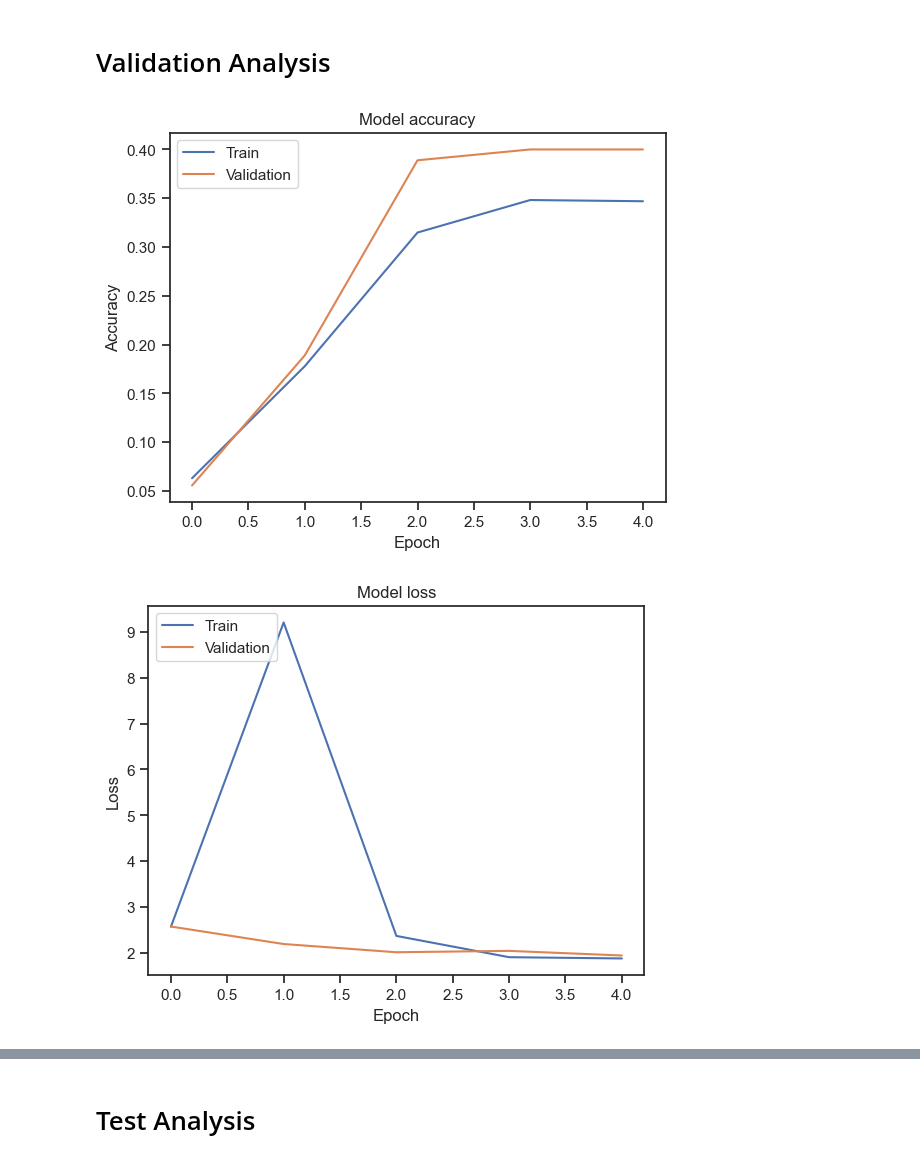
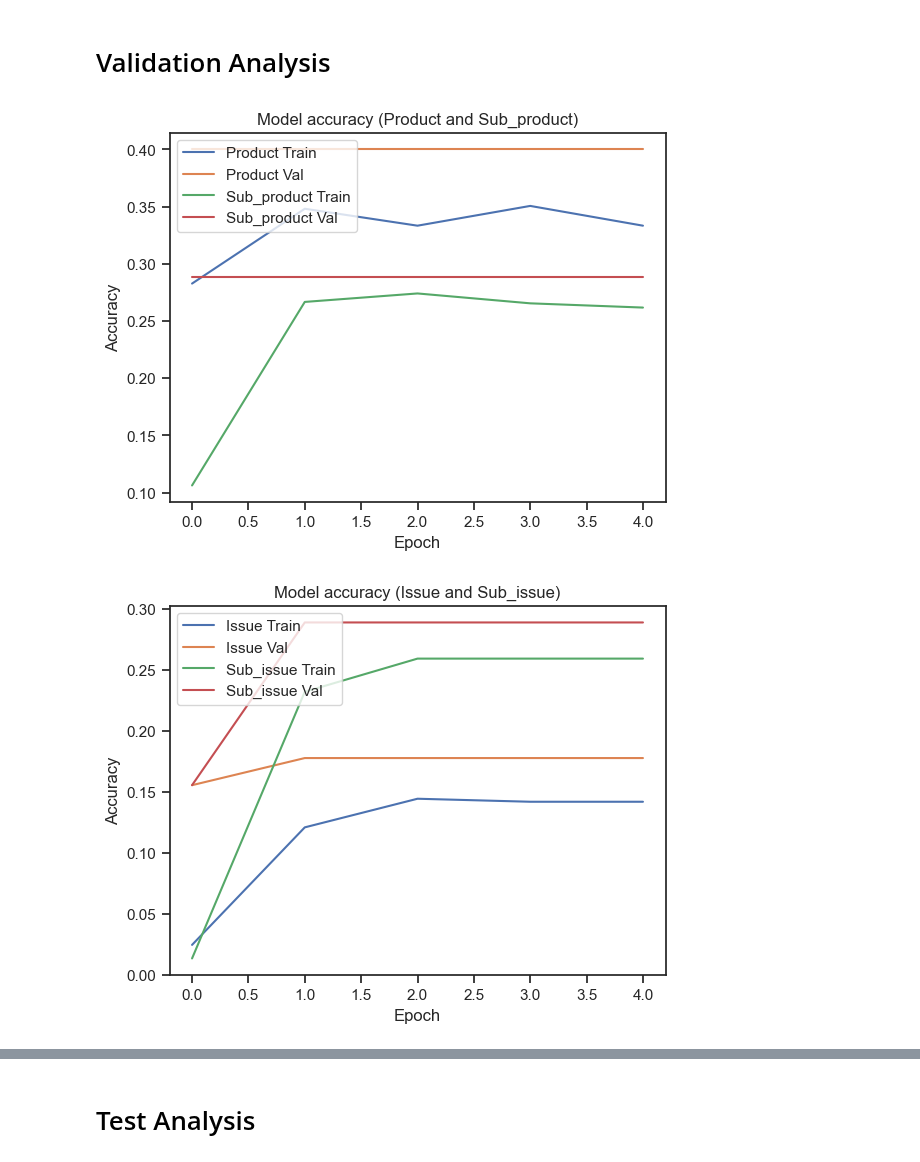
Before and after one commit to reiid00/MEIA-PROJ3, a Jupyter notebook: Typification/models.ipynb, the cells around one changed output, grey strips where cells are left out. Drawn from its saved outputs; the diff is of its cells as text; code cells hidden in the pictures.

Commit message:
added support for multi classes. Adapted all code accordingly

```diff
--- a/Typification/models.ipynb
+++ b/Typification/models.ipynb
@@ -731,32 +737,32 @@ def getCNNModel():
 
     # product class output layer
     dense_product_layer = Dense(128, activation='relu')(gmp_layer)
-    product_output_layer = Dense(num_classes_product, activation='softmax')(Dropout(0.2)(dense_product_layer))
+    product_output_layer = Dense(num_classes_product, activation='softmax', name='product_output')(Dropout(0.2)(dense_product_layer))
 
     # sub_product class output layer
     # Add a Concatenate layer to concatenate the input with the output from parent class, product
     concatenate_product_layer = tf.keras.layers.concatenate([gmp_layer, product_output_layer])
     dense_sub_product_layer = Dense(128, activation='relu')(concatenate_product_layer)
-    sub_product_output_layer = Dense(num_classes_sub_product, activation='softmax')(Dropout(0.2)(dense_sub_product_layer))
+    sub_product_output_layer = Dense(num_classes_sub_product, activation='softmax', name='sub_product_output')(Dropout(0.2)(dense_sub_product_layer))
 
     # issue class output layer
     dense_issue_layer = Dense(128, activation='relu')(gmp_layer)
-    issue_output_layer = Dense(num_classes_issue, activation='softmax')(Dropout(0.2)(dense_issue_layer))
+    issue_output_layer = Dense(num_classes_issue, activation='softmax', name='issue_output')(Dropout(0.2)(dense_issue_layer))
 
     # sub_issue class output layer
     # Add a Concatenate layer to concatenate the input with the output from parent class, issue
     concatenate_issue_layer = tf.keras.layers.concatenate([gmp_layer, issue_output_layer])
     dense_sub_issue_layer = Dense(128, activation='relu')(concatenate_issue_layer)
-    sub_issue_output_layer = Dense(num_classes_sub_issue, activation='softmax')(Dropout(0.2)(dense_sub_issue_layer))
+    sub_issue_output_layer = Dense(num_classes_sub_issue, activation='softmax', name='sub_issue_output')(Dropout(0.2)(dense_sub_issue_layer))
 
     # Create the model
-    model = Model(inputs=input_layer, outputs=[product_output_layer])
+    model = Model(inputs=input_layer, outputs=[product_output_layer, sub_product_output_layer, issue_output_layer, sub_issue_output_layer])
 
     # Compile the model with the custom loss function
     # The loss function is used for training to evaluate the difference between neural network predictions and actual outputs
     # The optimizer is the optimization algorithm that will be used for the adjustment of neural network weights during training
     model.compile(optimizer='adam',
-                loss=[weighted_loss(output_weights[0])],
+                loss=[weighted_loss(output_weights[0]), weighted_loss(output_weights[1]), weighted_loss(output_weights[2]), weighted_loss(output_weights[3])],
                 metrics=['accuracy'])
 
     return model
@@ -864,7 +870,11 @@ model = getCNNModel()
 # Fit the model
 # Choose desired percentage for validation split
 # This means that X% of training data will be used for validation
-history = model.fit(X_train, y_train,
+history = model.fit(X_train, [
+                            y_train[:, product_s_idx:product_e_idx],
+                            y_train[:, sub_product_s_idx:sub_product_e_idx],
+                            y_train[:, issue_s_idx:issue_e_idx],
+                            y_train[:, sub_issue_s_idx:sub_issue_e_idx]],
                     batch_size=batch_size,
                     epochs=epochs,
                     validation_split=0.1,
@@ -943,24 +935,52 @@ None
 # %%
 import numpy as np
 import matplotlib.pyplot as plt
 
 # Plot training & validation accuracy values over the number of epochs
-plt.plot(history.history['accuracy'])
-plt.plot(history.history['val_accuracy'])
-plt.title('Model accuracy')
+# Product and Sub_product
+plt.plot(history.history['product_output_accuracy'])
+plt.plot(history.history['val_product_output_accuracy'])
+plt.plot(history.history['sub_product_output_accuracy'])
+plt.plot(history.history['val_sub_product_output_accuracy'])
+plt.title('Model accuracy (Product and Sub_product)')
 plt.ylabel('Accuracy')
 plt.xlabel('Epoch')
-plt.legend(['Train', 'Validation'], loc='upper left')
+plt.legend(['Product Train', 'Product Val', 'Sub_product Train', 'Sub_product Val'], loc='upper left')
 plt.show()
 
-# Plot training & validation loss values over the number of epochs
-plt.plot(history.history['loss'])
-plt.plot(history.history['val_loss'])
-plt.title('Model loss')
+# Issue and Sub_issue
+plt.plot(history.history['issue_output_accuracy'])
+plt.plot(history.history['val_issue_output_accuracy'])
+plt.plot(history.history['sub_issue_output_accuracy'])
+plt.plot(history.history['val_sub_issue_output_accuracy'])
+plt.title('Model accuracy (Issue and Sub_issue)')
+plt.ylabel('Accuracy')
+plt.xlabel('Epoch')
+plt.legend(['Issue Train', 'Issue Val', 'Sub_issue Train', 'Sub_issue Val'], loc='upper left')
+plt.show()
+
+# # Plot training & validation loss values over the number of epochs
+# Product and Sub_product
+plt.plot(history.history['product_output_loss'])
+plt.plot(history.history['val_product_output_loss'])
+plt.plot(history.history['sub_product_output_loss'])
+plt.plot(history.history['val_sub_product_output_loss'])
+plt.title('Model loss (Product and Sub_product)')
 plt.ylabel('Loss')
 plt.xlabel('Epoch')
-plt.legend(['Train', 'Validation'], loc='upper left')
+plt.legend(['Product Train', 'Product Val', 'Sub_product Train', 'Sub_product Val'], loc='upper left')
 plt.show()
+
+# Issue and Sub_issue
+plt.plot(history.history['issue_output_loss'])
+plt.plot(history.history['val_issue_output_loss'])
+plt.plot(history.history['sub_issue_output_loss'])
+plt.plot(history.history['val_sub_issue_output_loss'])
+plt.title('Model loss (Issue and Sub_issue)')
+plt.ylabel('Loss')
+plt.xlabel('Epoch')
+plt.legend(['Issue Train', 'Issue Val', 'Sub_issue Train', 'Sub_issue Val'], loc='upper left')
+plt.show()
 # %% [output]
-[figure, old version]
+[figure, new version]
-[figure, old version]
+[figure, new version]
```
Also changed, not shown: parts of 12 cells of this notebook, 2 other files.
